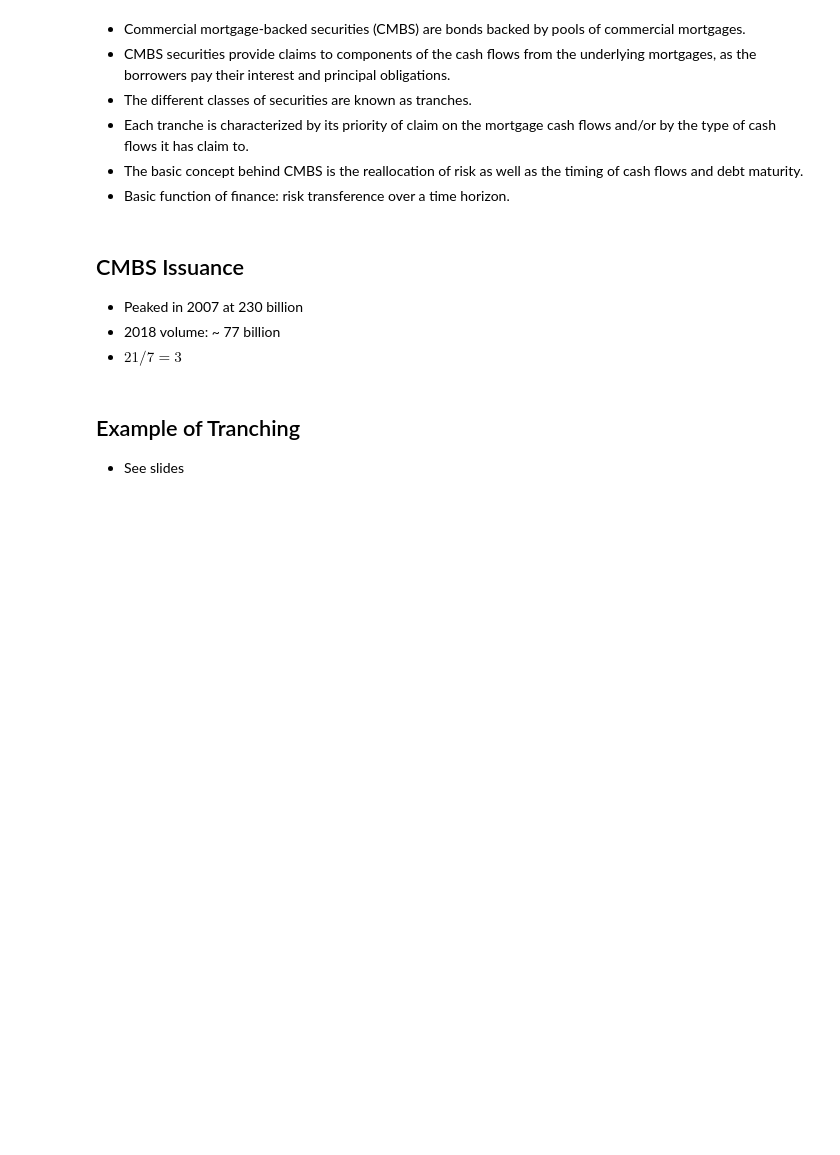
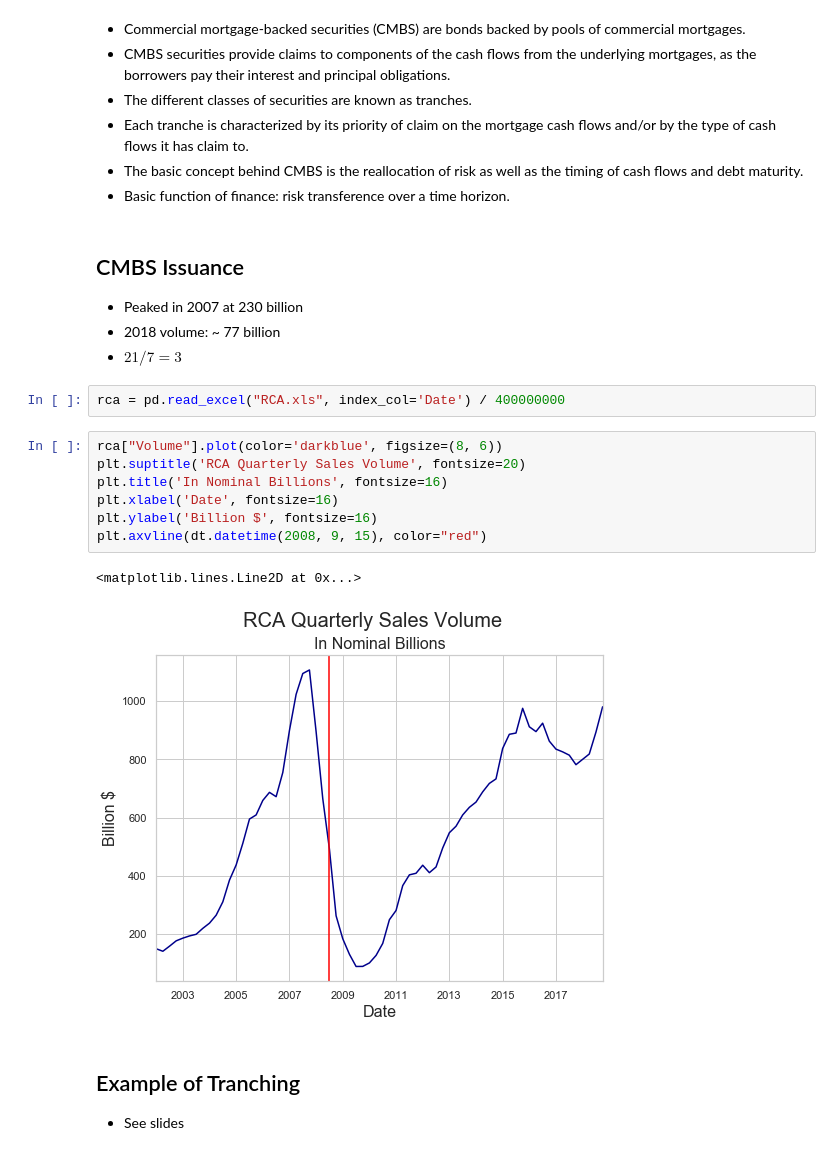
Before and after one commit to thsavage/REAL1-GC.1035, a Jupyter notebook: Notes as of June 29.ipynb, the cells around one changed output. Saved outputs shown, nothing was run; the diff lists cells and outputs as text; blank space fills up the shorter version.

```diff
--- a/Notes as of June 29.ipynb
+++ b/Notes as of June 29.ipynb
@@ -950,6 +950,18 @@ plt.axhline(0, color="red")
 * Peaked in 2007 at 230 billion
 * 2018 volume: ~ 77 billion
 * $21 / 7 = 3$
+# %%
+rca = pd.read_excel("RCA.xls", index_col='Date') / 400000000
+# %%
+rca["Volume"].plot(color='darkblue', figsize=(8, 6))
+plt.suptitle('RCA Quarterly Sales Volume', fontsize=20)
+plt.title('In Nominal Billions', fontsize=16)
+plt.xlabel('Date', fontsize=16)
+plt.ylabel('Billion $', fontsize=16)
+plt.axvline(dt.datetime(2008, 9, 15), color="red")
+# %% [output]
+<matplotlib.lines.Line2D at 0x...>
+[figure, added]
 # %% [markdown]
 ## Example of Tranching
 * See slides
```
Also changed, not shown: parts of 26 cells of this notebook.
